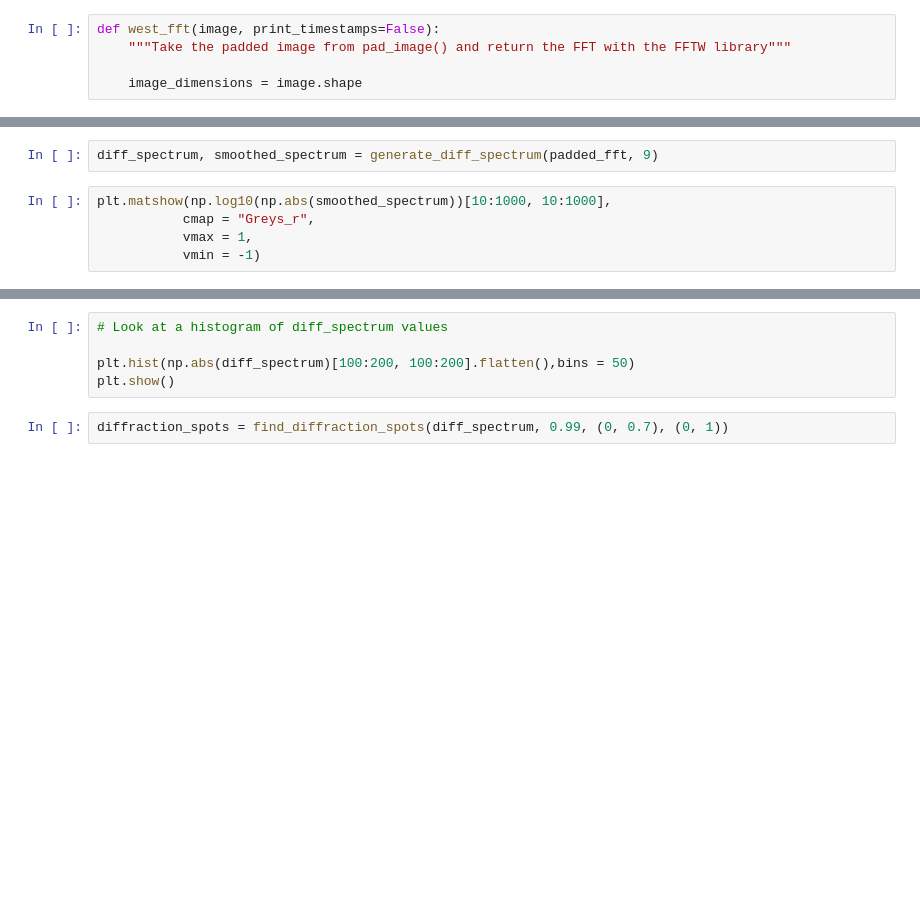
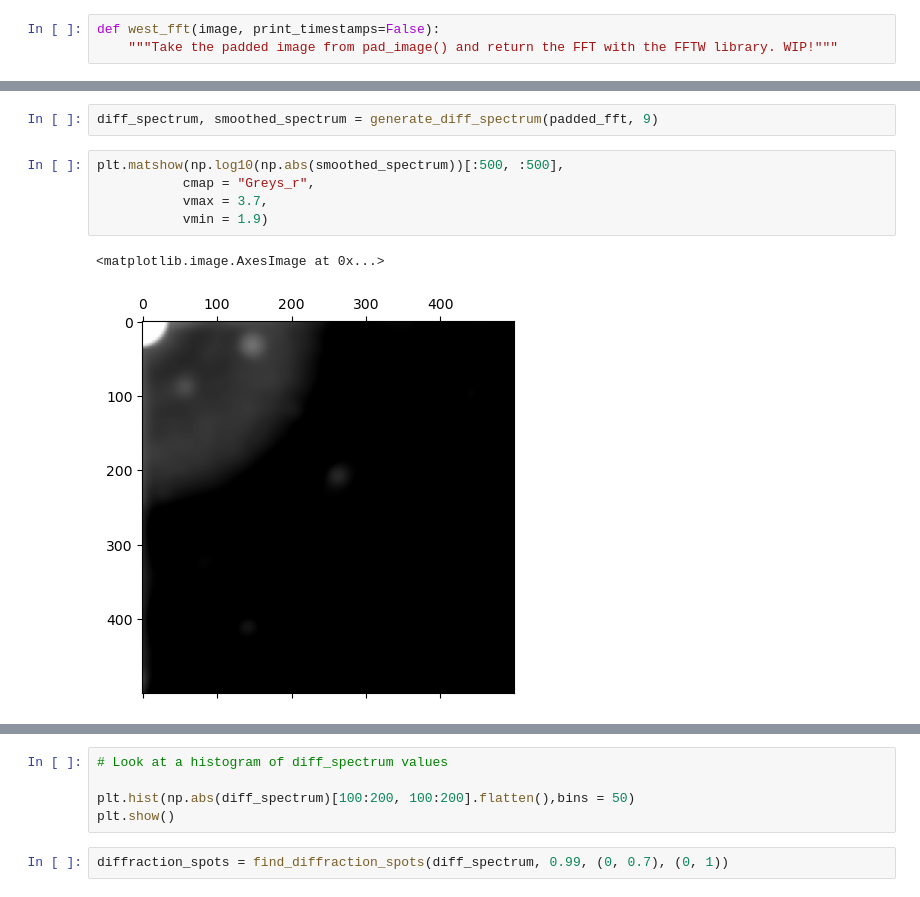
Before and after one commit to r-karimi/saxtal, a Jupyter notebook: saxtal_functions.ipynb, the cells around one changed output, grey strips where cells are left out. Cells and saved outputs as stored; diff of their text form; blank space fills up the shorter version.

```diff
--- a/saxtal_functions.ipynb
+++ b/saxtal_functions.ipynb
@@ -105,9 +105,7 @@ def scipy_fft(padded_image, print_timestamps=False):
     return padded_fft
 # %%
 def west_fft(image, print_timestamps=False):
-    """Take the padded image from pad_image() and return the FFT with the FFTW library"""
-
-    image_dimensions = image.shape
+    """Take the padded image from pad_image() and return the FFT with the FFTW library. WIP!"""
 # %%
 def generate_diff_spectrum(padded_fft, sigma=1):
     """
@@ -385,8 +379,11 @@ plt.matshow(np.log10(np.abs(padded_fft))[10:100, 10:100],
 # %%
 diff_spectrum, smoothed_spectrum = generate_diff_spectrum(padded_fft, 9)
 # %%
-plt.matshow(np.log10(np.abs(smoothed_spectrum))[10:1000, 10:1000],
+plt.matshow(np.log10(np.abs(smoothed_spectrum))[:500, :500],
            cmap = "Greys_r",
-           vmax = 1,
-           vmin = -1)
+           vmax = 3.7,
+           vmin = 1.9)
+# %% [output]
+<matplotlib.image.AxesImage at 0x...>
+[figure, added]
 # %%
```
Also changed, not shown: parts of 14 cells of this notebook, 5 other files.
